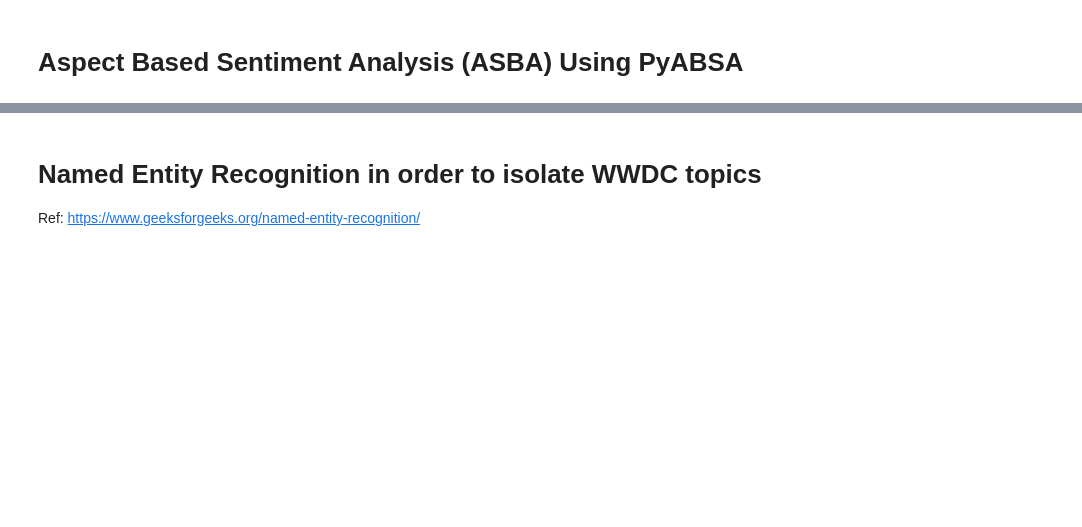
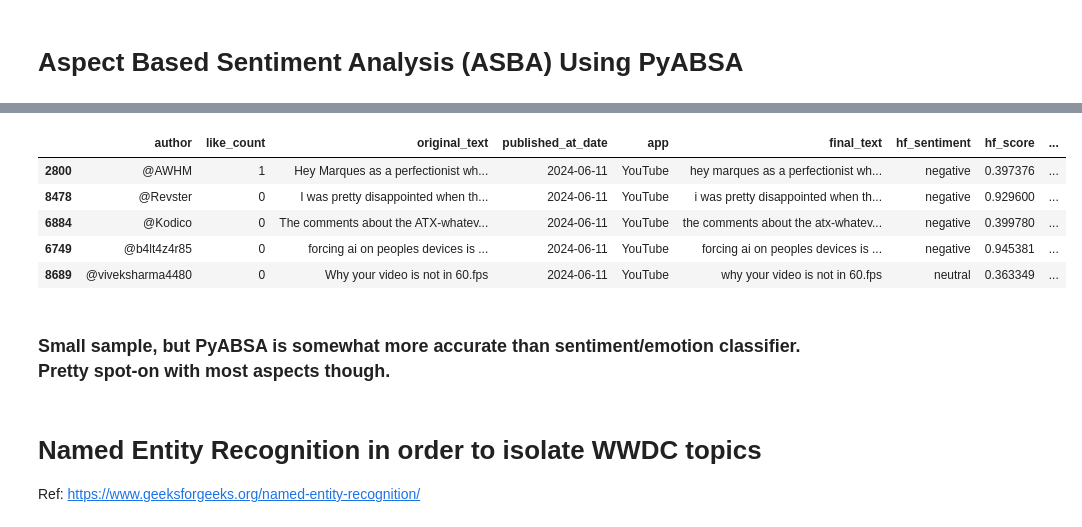
Before and after one commit to mindyng/2024-Business-Projects, a Jupyter notebook: wwdc-2024-sentiment-analysis.ipynb, the cells around one changed output, grey strips where cells are left out. Cells and saved outputs as stored; diff of their text form; code cells hidden in the pictures; blank space fills up the shorter version.

```diff
--- a/wwdc-2024-sentiment-analysis.ipynb
+++ b/wwdc-2024-sentiment-analysis.ipynb
@@ -1182,3 +1229,14 @@ The `ipykernel.comm.Comm` class has been deprecated. Please use the `comm` modul
+# %%
+inf_df2_percent.tail()
+# %% [output]
+|  | author | like_count | original_text | published_at_date | app | final_text | hf_sentiment | hf_score | ... |
+| 2800 | @AWHM | 1 | Hey Marques as a perfectionist wh... | 2024-06-11 | YouTube | hey marques as a perfectionist wh... | negative | 0.397376 | ... |
+| 8478 | @Revster | 0 | I was pretty disappointed when th... | 2024-06-11 | YouTube | i was pretty disappointed when th... | negative | 0.929600 | ... |
+| 6884 | @Kodico | 0 | The comments about the ATX-whatev... | 2024-06-11 | YouTube | the comments about the atx-whatev... | negative | 0.399780 | ... |
+| 6749 | @b4lt4z4r85 | 0 | forcing ai on peoples devices is ... | 2024-06-11 | YouTube | forcing ai on peoples devices is ... | negative | 0.945381 | ... |
+| 8689 | @viveksharma4480 | 0 | Why your video is not in 60.fps | 2024-06-11 | YouTube | why your video is not in 60.fps | neutral | 0.363349 | ... |
+# %% [markdown]
+### Small sample, but PyABSA is somewhat more accurate than sentiment/emotion classifier. Pretty spot-on with most aspects though.
 # %% [markdown]
 # Named Entity Recognition in order to isolate WWDC topics
 Ref: https://www.geeksforgeeks.org/named-entity-recognition/
```
Also changed, not shown: parts of 48 cells of this notebook.
